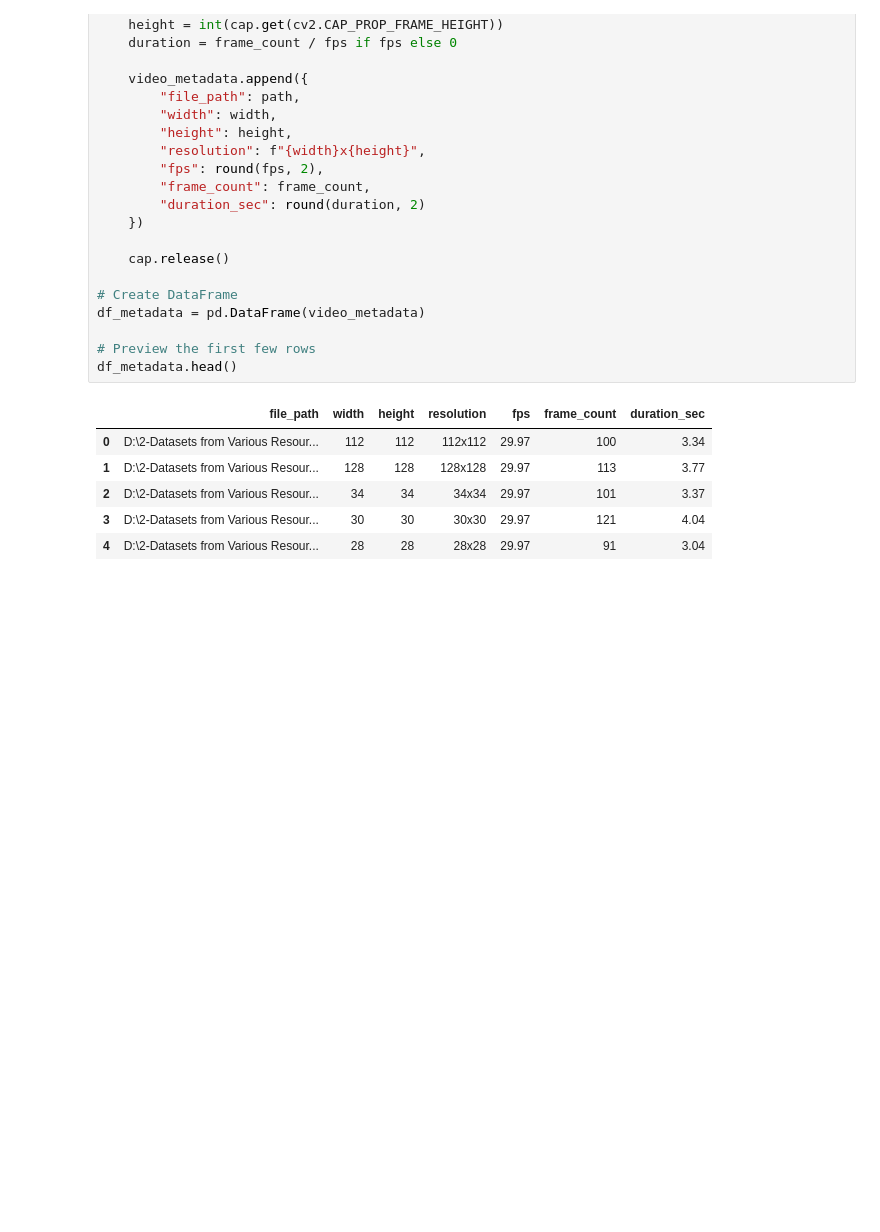
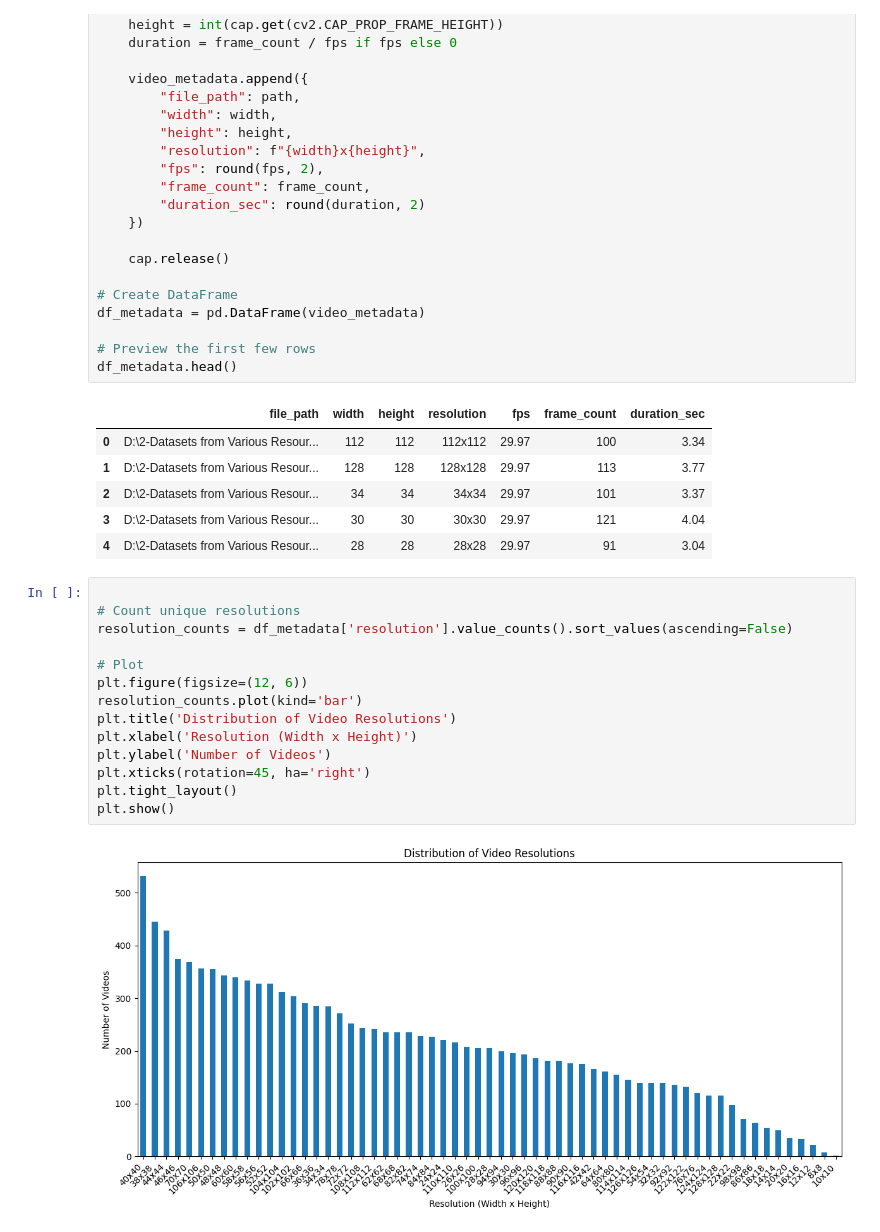
Before and after one commit to laithrasheed/Data-Science-Projects, a Jupyter notebook: Computer Vision with Tiny-VIRAT/Proposed Solution.ipynb, the cells around one changed output. Saved outputs shown, nothing was run; the diff lists cells and outputs as text; blank space fills up the shorter version.

```diff
--- a/Computer Vision with Tiny-VIRAT/Proposed Solution.ipynb
+++ b/Computer Vision with Tiny-VIRAT/Proposed Solution.ipynb
@@ -205,3 +207,19 @@ df_metadata.head()
 | 2 | D:\2-Datasets from Various Resour... | 34 | 34 | 34x34 | 29.97 | 101 | 3.37 |
 | 3 | D:\2-Datasets from Various Resour... | 30 | 30 | 30x30 | 29.97 | 121 | 4.04 |
 | 4 | D:\2-Datasets from Various Resour... | 28 | 28 | 28x28 | 29.97 | 91 | 3.04 |
+# %%
+
+# Count unique resolutions
+resolution_counts = df_metadata['resolution'].value_counts().sort_values(ascending=False)
+
+# Plot
+plt.figure(figsize=(12, 6))
+resolution_counts.plot(kind='bar')
+plt.title('Distribution of Video Resolutions')
+plt.xlabel('Resolution (Width x Height)')
+plt.ylabel('Number of Videos')
+plt.xticks(rotation=45, ha='right')
+plt.tight_layout()
+plt.show()
+# %% [output]
+[figure, added]
```
Also changed, not shown: parts of 4 cells of this notebook, 3 other files.
